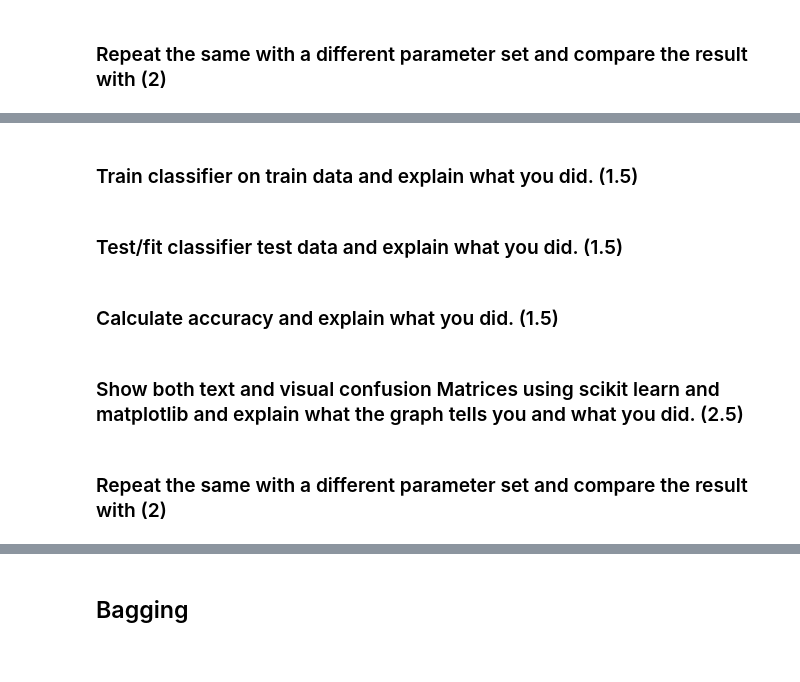
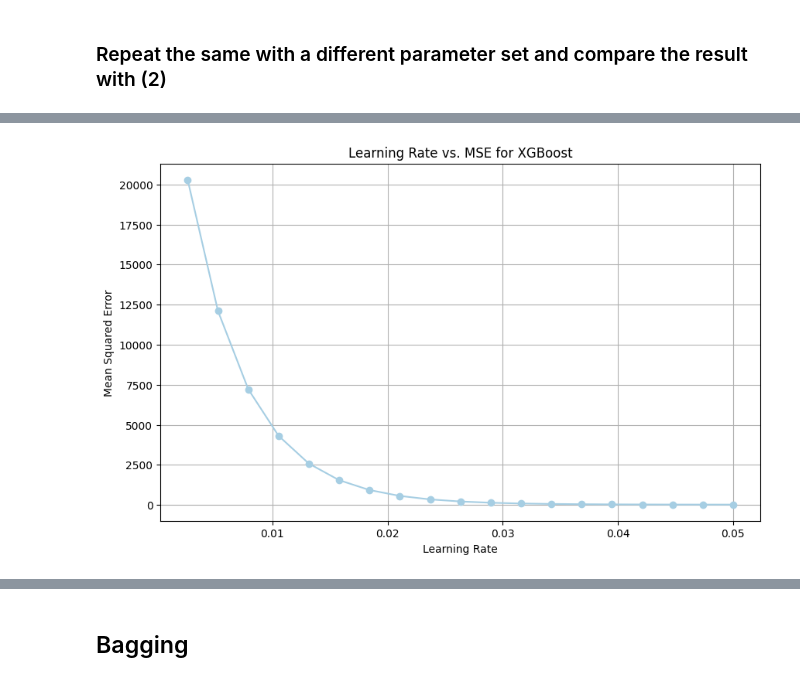
Before and after one commit to WK025/machine_learning, a Jupyter notebook: A1/Assignment 02_GroupNumber.ipynb, the cells around one changed output, grey strips where cells are left out. Drawn from its saved outputs; the diff is of its cells as text; code cells hidden in the pictures.

```diff
--- a/A1/Assignment 02_GroupNumber.ipynb
+++ b/A1/Assignment 02_GroupNumber.ipynb
@@ -433,10 +617,20 @@ ConfusionMatrixDisplay.from_estimator(BSH_ada_fit_g05, BSHX_test_g05, BSHy_test_
-# %% [markdown]
-### Train classifier on train data and explain what you did. (1.5)
-# %% [markdown]
-### Test/fit classifier test data and explain what you did. (1.5)
-# %% [markdown]
-### Calculate accuracy and explain what you did. (1.5)
-# %% [markdown]
-### Show both text and visual confusion Matrices using scikit learn and matplotlib and explain what the graph tells you and what you did. (2.5)
-# %% [markdown]
-### Repeat the same with a different parameter set and compare the result with (2)
+# %%
+mse_values = []
+
+# Train models for each learning rate and collect MSE
+for lr in learning_rates:
+    model = xgb.XGBRegressor(learning_rate=lr, objective ='reg:squarederror')  # Using squared error as the objective
+    model.fit(BSHX_train_g05, BSHy_train_g05)
+    y_pred = model.predict(BSHX_test_g05)
+    mse = mean_squared_error(BSHy_test_g05, y_pred)
+    mse_values.append(mse)
+
+plt.figure(figsize=(10, 6))
+plt.plot(learning_rates, mse_values, marker='o', linestyle='-')
+plt.title('Learning Rate vs. MSE for XGBoost')
+plt.xlabel('Learning Rate')
+plt.ylabel('Mean Squared Error')
+plt.grid(True)
+plt.show()
+# %% [output]
+[figure, added]
```
Also changed, not shown: parts of 62 cells of this notebook, 2 other files.
